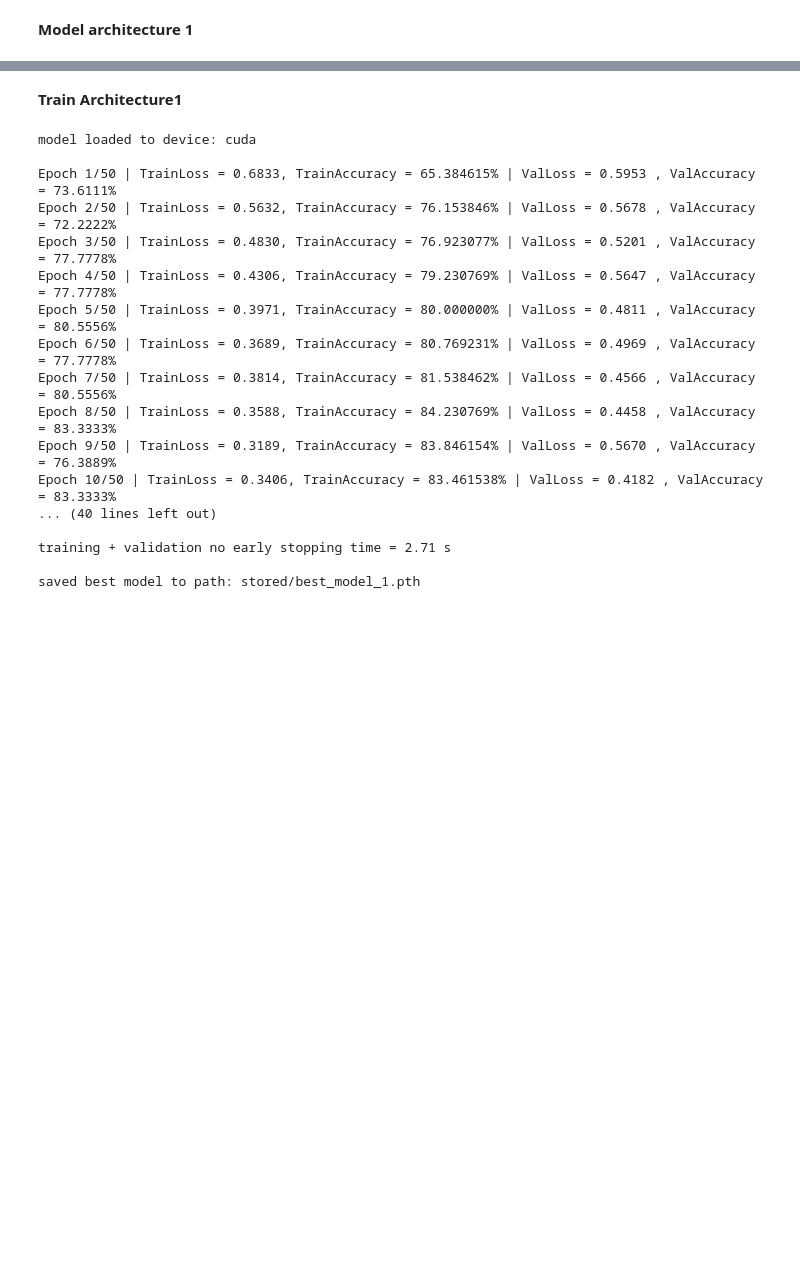
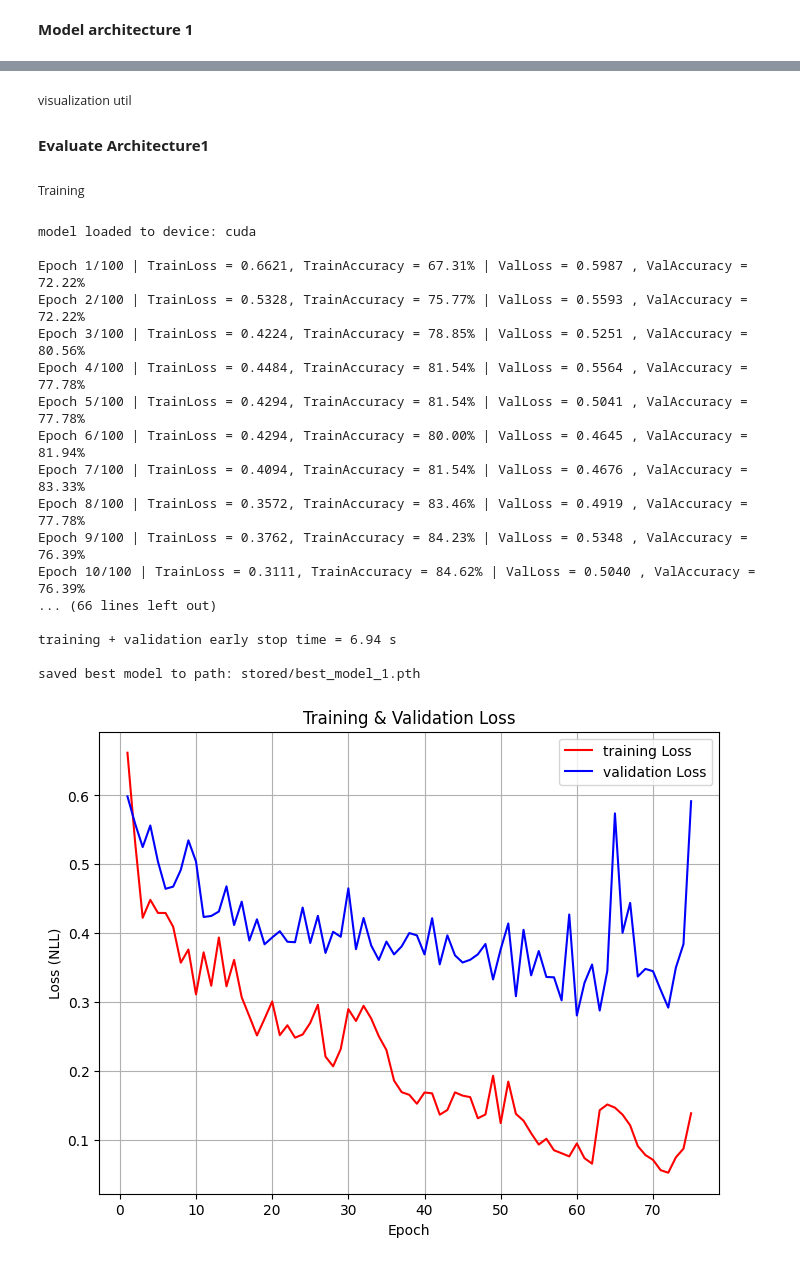
Before and after one commit to jacomoel/d7046e_spaceDataAnalysis_project, a Jupyter notebook: notebooks/space_data_analysis.ipynb, the cells around one changed output, grey strips where cells are left out. Drawn from its saved outputs; the diff is of its cells as text; code cells hidden in the pictures; blank space fills up the shorter version.

```diff
--- a/notebooks/space_data_analysis.ipynb
+++ b/notebooks/space_data_analysis.ipynb
@@ -451,49 +433,87 @@ def print_run_time(start_time, is_early):
+# %% [markdown]
+<small>visualization util</small>
+# %%
+import matplotlib.pyplot as plt
+import seaborn as sns
+from sklearn.metrics import confusion_matrix, classification_report
+
+
+def plot_loss_curve(train_losses, val_losses):
+    epochs = range(1, len(train_losses) + 1)
+    plt.figure(figsize=(8,6))
+    plt.plot(epochs, train_losses, "r", label="training Loss")
+    plt.plot(epochs, val_losses, "b", label="validation Loss")
+    plt.xlabel("Epoch")
+    plt.ylabel("Loss (NLL)")
+    plt.title("Training & Validation Loss")
+    plt.legend()
+    plt.grid()
+    plt.show()
+
+def plot_confusion_matrix(preds, labels, class_names=["Clear", "Cloudy"]):
+    cm = confusion_matrix(labels.numpy(), preds.numpy())
+    print("\nClassification Report:")
+    print(classification_report(labels.numpy(), preds.numpy(), target_names=class_names, digits=4))
+    plt.figure(figsize=(6, 5))
+    sns.heatmap(cm, annot=True, fmt="d", cmap="Blues", xticklabels=class_names, yticklabels=class_names)
+
+    plt.xlabel("Predicted Label")
+    plt.ylabel("True Label")
+    plt.title("Confusion Matrix")
+    plt.show()
 # %% [markdown]
-**Train Architecture1**
+**Evaluate Architecture1**
+# %% [markdown]
+<small>Training</small>
 # %%
-
 # setup the data loaders for training
 x_train, y_train = load_skogs_data("train")
 x_val, y_val = load_skogs_data("val")
 x_test, y_test = load_skogs_data("test")
 
 train_ds = SkogsBinaryDataset(x_train, y_train)
 val_ds = SkogsBinaryDataset(x_val, y_val)
 test_ds = SkogsBinaryDataset(x_test, y_test)
 
 train_loader = DataLoader(train_ds, batch_size=BATCH_SIZE, shuffle=True)
 val_loader = DataLoader(val_ds, batch_size=BATCH_SIZE, shuffle=False)
 test_loader = DataLoader(test_ds, batch_size=BATCH_SIZE, shuffle=False)
 
-
+# set optimizer and loss criterion
 model_1 = BinCloudCnn().to(DEVICE)
 optimizer_1 = torch.optim.Adam(model_1.parameters(), lr=LR)
 loss_criterion_1 = torch.nn.BCELoss()   # seems good, https://pytorch.org/docs/stable/generated/torch.nn.BCELoss.html
 best_model_1_path = "best_model_1.pth"
 
-model_1 = train(
+# training call
+model_1, train_losses, val_losses = train(
     model = model_1,
     train_loader = train_loader,
     val_loader = val_loader,
     optimizer = optimizer_1,
+    epochs = 100,
+    patience = 15,
     loss_criterion = loss_criterion_1,
     best_model_path = best_model_1_path
 )
+
+plot_loss_curve(train_losses, val_losses)
 # %% [output]
 model loaded to device: cuda
 
-Epoch 1/50 | TrainLoss = 0.6833, TrainAccuracy = 65.384615% | ValLoss = 0.5953 , ValAccuracy = 73.6111%
-Epoch 2/50 | TrainLoss = 0.5632, TrainAccuracy = 76.153846% | ValLoss = 0.5678 , ValAccuracy = 72.2222%
-Epoch 3/50 | TrainLoss = 0.4830, TrainAccuracy = 76.923077% | ValLoss = 0.5201 , ValAccuracy = 77.7778%
-Epoch 4/50 | TrainLoss = 0.4306, TrainAccuracy = 79.230769% | ValLoss = 0.5647 , ValAccuracy = 77.7778%
-Epoch 5/50 | TrainLoss = 0.3971, TrainAccuracy = 80.000000% | ValLoss = 0.4811 , ValAccuracy = 80.5556%
-Epoch 6/50 | TrainLoss = 0.3689, TrainAccuracy = 80.769231% | ValLoss = 0.4969 , ValAccuracy = 77.7778%
-Epoch 7/50 | TrainLoss = 0.3814, TrainAccuracy = 81.538462% | ValLoss = 0.4566 , ValAccuracy = 80.5556%
-Epoch 8/50 | TrainLoss = 0.3588, TrainAccuracy = 84.230769% | ValLoss = 0.4458 , ValAccuracy = 83.3333%
-Epoch 9/50 | TrainLoss = 0.3189, TrainAccuracy = 83.846154% | ValLoss = 0.5670 , ValAccuracy = 76.3889%
-Epoch 10/50 | TrainLoss = 0.3406, TrainAccuracy = 83.461538% | ValLoss = 0.4182 , ValAccuracy = 83.3333%
-... (40 lines left out)
+Epoch 1/100 | TrainLoss = 0.6621, TrainAccuracy = 67.31% | ValLoss = 0.5987 , ValAccuracy = 72.22%
+Epoch 2/100 | TrainLoss = 0.5328, TrainAccuracy = 75.77% | ValLoss = 0.5593 , ValAccuracy = 72.22%
+Epoch 3/100 | TrainLoss = 0.4224, TrainAccuracy = 78.85% | ValLoss = 0.5251 , ValAccuracy = 80.56%
+Epoch 4/100 | TrainLoss = 0.4484, TrainAccuracy = 81.54% | ValLoss = 0.5564 , ValAccuracy = 77.78%
+Epoch 5/100 | TrainLoss = 0.4294, TrainAccuracy = 81.54% | ValLoss = 0.5041 , ValAccuracy = 77.78%
+Epoch 6/100 | TrainLoss = 0.4294, TrainAccuracy = 80.00% | ValLoss = 0.4645 , ValAccuracy = 81.94%
+Epoch 7/100 | TrainLoss = 0.4094, TrainAccuracy = 81.54% | ValLoss = 0.4676 , ValAccuracy = 83.33%
+Epoch 8/100 | TrainLoss = 0.3572, TrainAccuracy = 83.46% | ValLoss = 0.4919 , ValAccuracy = 77.78%
+Epoch 9/100 | TrainLoss = 0.3762, TrainAccuracy = 84.23% | ValLoss = 0.5348 , ValAccuracy = 76.39%
+Epoch 10/100 | TrainLoss = 0.3111, TrainAccuracy = 84.62% | ValLoss = 0.5040 , ValAccuracy = 76.39%
+... (66 lines left out)
 
-training + validation no early stopping time = 2.71 s
+training + validation early stop time = 6.94 s
 
 saved best model to path: stored/best_model_1.pth
+[figure, added]
```
Also changed, not shown: parts of 17 cells of this notebook.
